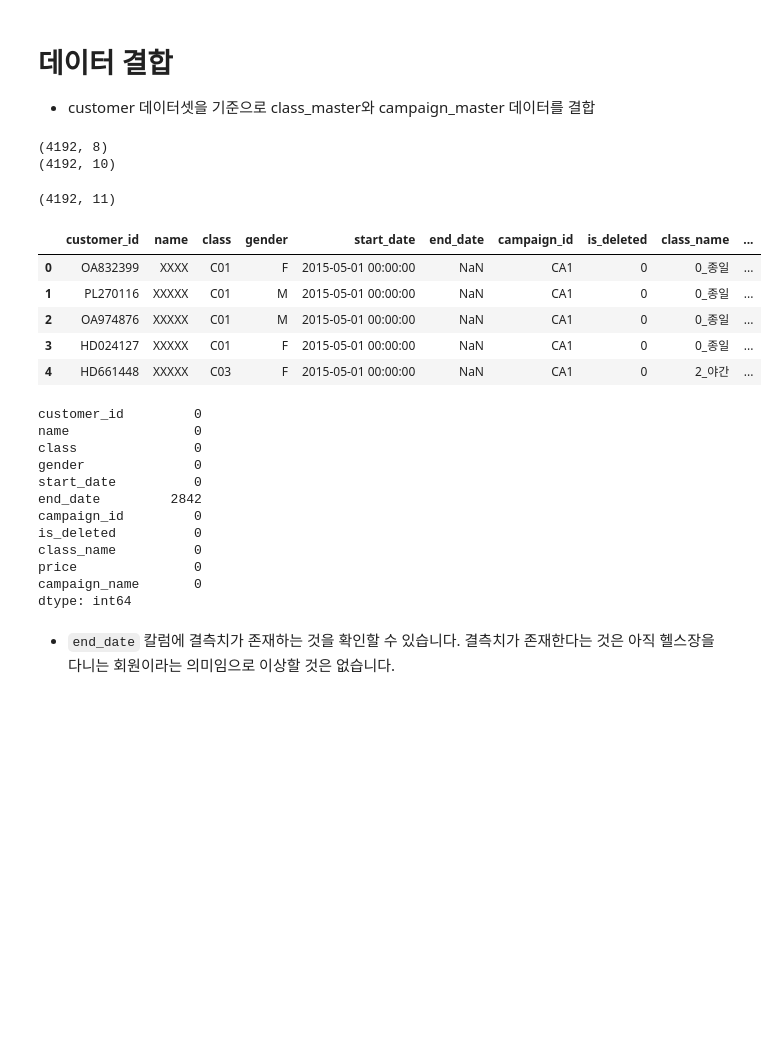
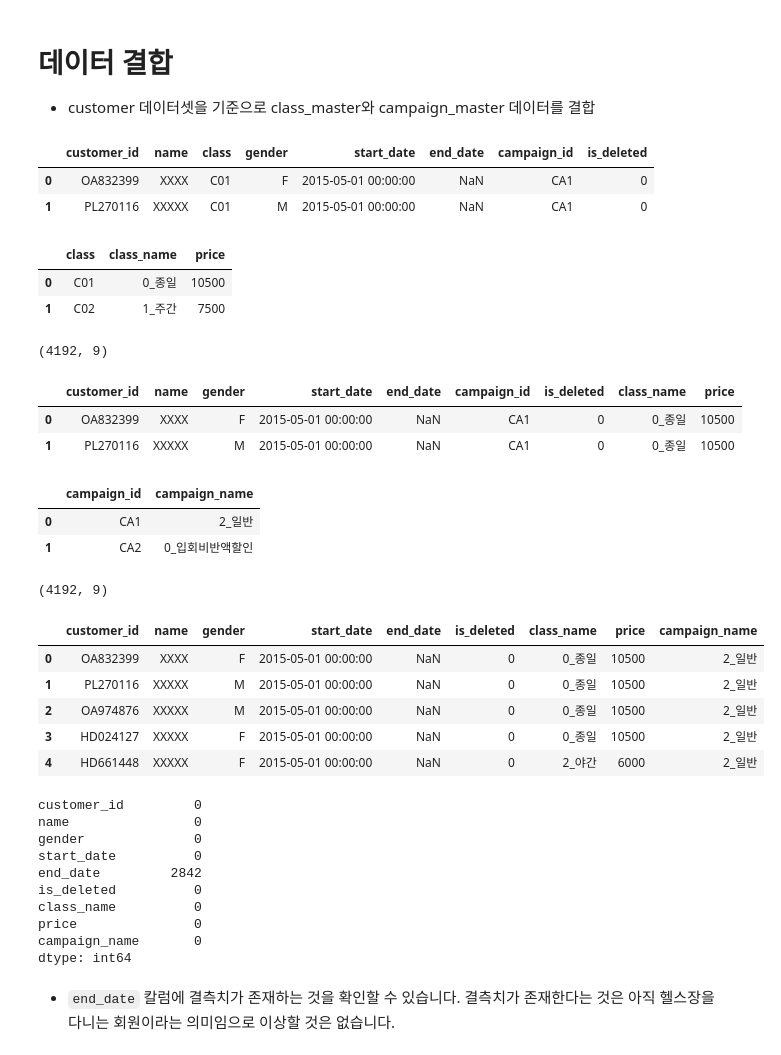
Before and after one commit to domug/DSL_21-1, a Jupyter notebook: EDA 세션/Part3/Part3. 헬스장 데이터 EDA.ipynb, the cells around one changed output. Drawn from its saved outputs; the diff is of its cells as text; code cells hidden in the pictures; blank space fills up the shorter version.

```diff
--- a/EDA 세션/Part3/헬스장 데이터 EDA.ipynb
+++ b/EDA 세션/Part3/Part3. 헬스장 데이터 EDA.ipynb
@@ -82,25 +82,49 @@ campaign_master.head()
 # 데이터 결합
 
 - customer 데이터셋을 기준으로 class_master와 campaign_master 데이터를 결합
+# %%
+customer.head(2)
+# %% [output]
+|  | customer_id | name | class | gender | start_date | end_date | campaign_id | is_deleted |
+| 0 | OA832399 | XXXX | C01 | F | 2015-05-01 00:00:00 | NaN | CA1 | 0 |
+| 1 | PL270116 | XXXXX | C01 | M | 2015-05-01 00:00:00 | NaN | CA1 | 0 |
+# %%
+class_master.head(2)
+# %% [output]
+|  | class | class_name | price |
+| 0 | C01 | 0_종일 | 10500 |
+| 1 | C02 | 1_주간 | 7500 |
 # %%
 customer_join = pd.merge(customer, class_master, on="class", how="left")
-print(customer.shape)
+customer_join.drop("class", axis=1, inplace=True)
+
 print(customer_join.shape)
+customer_join.head(2)
 # %% [output]
-(4192, 8)
-(4192, 10)
+(4192, 9)
+|  | customer_id | name | gender | start_date | end_date | campaign_id | is_deleted | class_name | price |
+| 0 | OA832399 | XXXX | F | 2015-05-01 00:00:00 | NaN | CA1 | 0 | 0_종일 | 10500 |
+| 1 | PL270116 | XXXXX | M | 2015-05-01 00:00:00 | NaN | CA1 | 0 | 0_종일 | 10500 |
+# %%
+campaign_master.head(2)
+# %% [output]
+|  | campaign_id | campaign_name |
+| 0 | CA1 | 2_일반 |
+| 1 | CA2 | 0_입회비반액할인 |
 # %%
 customer_join = pd.merge(customer_join, campaign_master, on="campaign_id", how="left")
+customer_join.drop("campaign_id", axis=1, inplace=True)
+
 print(customer_join.shape)
 customer_join.head()
 # %% [output]
-(4192, 11)
+(4192, 9)
-|  | customer_id | name | class | gender | start_date | end_date | campaign_id | is_deleted | class_name | ... |
-| 0 | OA832399 | XXXX | C01 | F | 2015-05-01 00:00:00 | NaN | CA1 | 0 | 0_종일 | ... |
-| 1 | PL270116 | XXXXX | C01 | M | 2015-05-01 00:00:00 | NaN | CA1 | 0 | 0_종일 | ... |
-| 2 | OA974876 | XXXXX | C01 | M | 2015-05-01 00:00:00 | NaN | CA1 | 0 | 0_종일 | ... |
-| 3 | HD024127 | XXXXX | C01 | F | 2015-05-01 00:00:00 | NaN | CA1 | 0 | 0_종일 | ... |
-| 4 | HD661448 | XXXXX | C03 | F | 2015-05-01 00:00:00 | NaN | CA1 | 0 | 2_야간 | ... |
+|  | customer_id | name | gender | start_date | end_date | is_deleted | class_name | price | campaign_name |
+| 0 | OA832399 | XXXX | F | 2015-05-01 00:00:00 | NaN | 0 | 0_종일 | 10500 | 2_일반 |
+| 1 | PL270116 | XXXXX | M | 2015-05-01 00:00:00 | NaN | 0 | 0_종일 | 10500 | 2_일반 |
+| 2 | OA974876 | XXXXX | M | 2015-05-01 00:00:00 | NaN | 0 | 0_종일 | 10500 | 2_일반 |
+| 3 | HD024127 | XXXXX | F | 2015-05-01 00:00:00 | NaN | 0 | 0_종일 | 10500 | 2_일반 |
+| 4 | HD661448 | XXXXX | F | 2015-05-01 00:00:00 | NaN | 0 | 2_야간 | 6000 | 2_일반 |
 # %%
 # 결측치 확인
 
@@ -108,11 +132,9 @@ customer_join.isnull().sum()
 # %% [output]
 customer_id         0
 name                0
-class               0
 gender              0
 start_date          0
 end_date         2842
-campaign_id         0
 is_deleted          0
 class_name          0
 price               0
```
Also changed, not shown: parts of 27 cells of this notebook, 10 other files.
